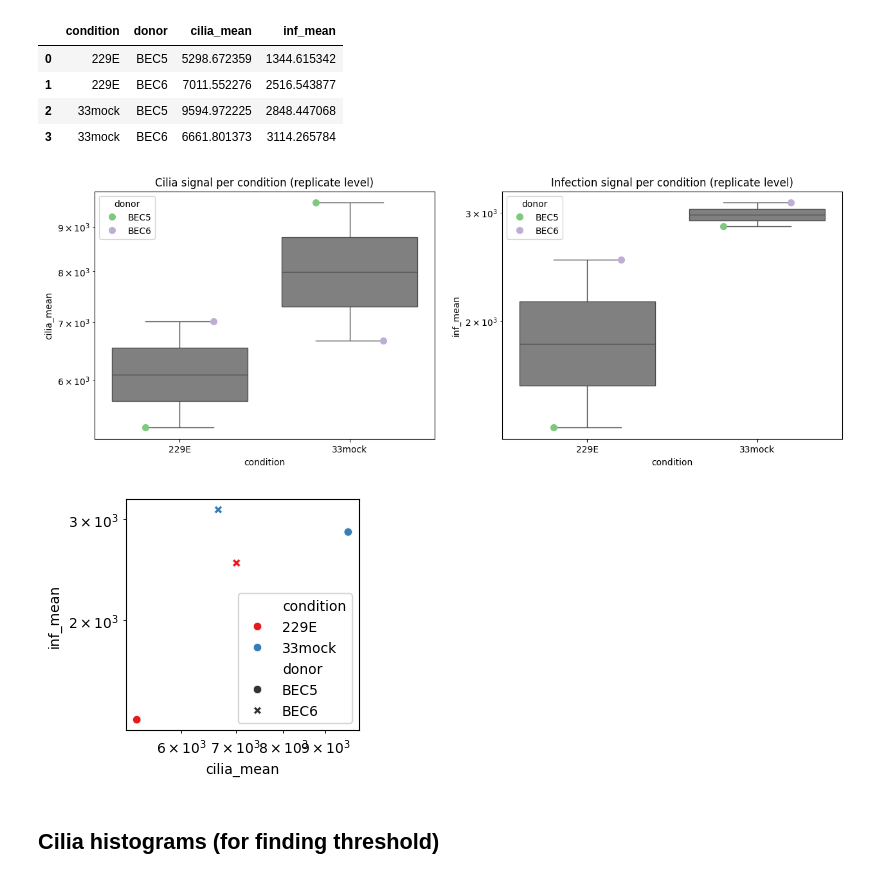
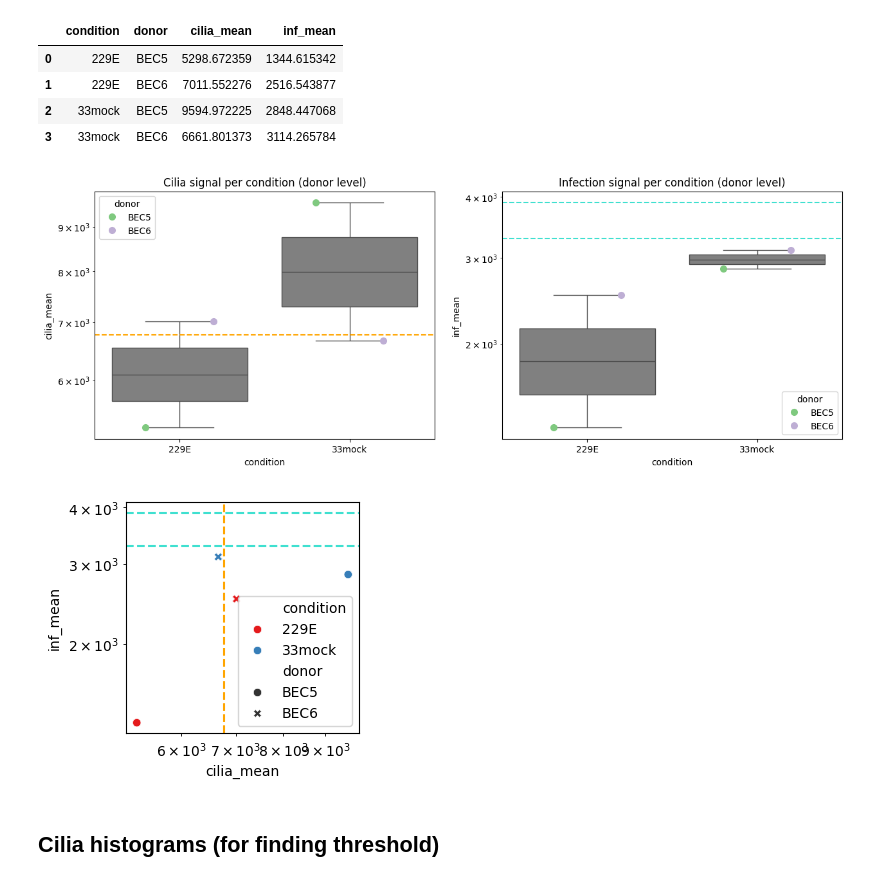
Before and after one commit to quasar1357/ivi-imaging, a Jupyter notebook: vetsuisse25_imaging_tests03b_analyzing-cell-means.ipynb, the cells around one changed output. Saved outputs shown, nothing was run; the diff lists cells and outputs as text; code cells hidden in the pictures.

```diff
--- a/vetsuisse25_imaging_tests03b_analyzing-cell-means.ipynb
+++ b/vetsuisse25_imaging_tests03b_analyzing-cell-means.ipynb
@@ -100,10 +102,19 @@ plt.show()
 [figure]
 # %% [markdown]
 Visualize samples
+# %%
+# Copy threshold values here if available
+inf_threshs = [3.3048686427237315, 3.886746802411588] if virus == "MERS" else [3.5164063539947428, 3.5905367908489296]
+cilia_thresh = [3.453369860261881] if virus == "MERS" else [3.830079323048743]
 # %%
 fig, ax = plt.subplots(figsize=(10, 10))
 # Create a scatter plot for the two conditions
 sns.scatterplot(data=df_to_show, x='cilia_mean', y='inf_mean', hue="condition", palette="Set1", style="sample_id", ax=ax)
+# Add threshold lines (note that these are in log scale, and we here use original values, and just scale them in the plot)
+for t in inf_threshs:
+    ax.axhline(10**t, color='turquoise', linestyle='--', label=f'Infection threshold {t:.2f}')
+for t in cilia_thresh:
+    ax.axvline(10**t, color='orange', linestyle='--', label=f'Cilia threshold {t:.2f}')
 plt.xscale('log')
 plt.yscale('log')
 plt.show()
@@ -135,5 +146,10 @@ sns.stripplot(data=replicate_summary, x="condition", y="cilia_mean", hue="donor"
 sns.stripplot(data=replicate_summary, x="condition", y="inf_mean", hue="donor", palette="Accent", dodge=True, ax=ax[1], log_scale=True, size = 8)
 ax[0].set_title('Cilia signal per condition (replicate level)')
 ax[1].set_title('Infection signal per condition (replicate level)')
+# Add the threshold lines
+for t in inf_threshs:
+    ax[1].axhline(10**t, color='turquoise', linestyle='--', label=f'Infection threshold {t:.2f}')
+for t in cilia_thresh:
+    ax[0].axhline(10**t, color='orange', linestyle='--', label=f'Cilia threshold {t:.2f}')
 plt.show()
 # %% [output]
@@ -144,5 +160,10 @@ fig, ax = plt.subplots(figsize=(5, 5), dpi= 100)
 sns.scatterplot(data=replicate_summary, x='cilia_mean', y='inf_mean', hue="condition", palette="Set1", style="sample_id", ax=ax)
 plt.xscale('log')
 plt.yscale('log')
+# Add threshold lines
+for t in inf_threshs:
+    ax.axhline(10**t, color='turquoise', linestyle='--', label=f'Infection threshold {t:.2f}')
+for t in cilia_thresh:
+    ax.axvline(10**t, color='orange', linestyle='--', label=f'Cilia threshold {t:.2f}')
 plt.show()
 # %% [output]
@@ -164,23 +185,33 @@ donor_summary
 # %%
 gig, ax = plt.subplots(1,2, figsize=(15, 5))
 sns.boxplot(data=donor_summary, x="condition", y="cilia_mean", ax=ax[0], log_scale=True, fliersize = 0, color='grey')
 sns.boxplot(data=donor_summary, x="condition", y="inf_mean", ax=ax[1], log_scale=True, fliersize = 0, color='grey')
 sns.stripplot(data=donor_summary, x="condition", y="cilia_mean", hue="donor", palette="Accent", dodge=True, ax=ax[0], log_scale=True, size = 8)
 sns.stripplot(data=donor_summary, x="condition", y="inf_mean", hue="donor", palette="Accent", dodge=True, ax=ax[1], log_scale=True, size = 8)
-ax[0].set_title('Cilia signal per condition (replicate level)')
-ax[1].set_title('Infection signal per condition (replicate level)')
+ax[0].set_title('Cilia signal per condition (donor level)')
+ax[1].set_title('Infection signal per condition (donor level)')
+# Add the threshold lines
+for t in inf_threshs:
+    ax[1].axhline(10**t, color='turquoise', linestyle='--', label=f'Infection threshold {t:.2f}')
+for t in cilia_thresh:
+    ax[0].axhline(10**t, color='orange', linestyle='--', label=f'Cilia threshold {t:.2f}')
 plt.show()
 # %% [output]
-[figure, old version]
+[figure, new version]
 # %%
 fig, ax = plt.subplots(figsize=(3, 3), dpi= 100)
 # Create a scatter plot for the two conditions
 sns.scatterplot(data=donor_summary, x='cilia_mean', y='inf_mean', hue="condition", palette="Set1", style="donor", ax=ax)
 plt.xscale('log')
 plt.yscale('log')
+# Add threshold lines
+for t in inf_threshs:
+    ax.axhline(10**t, color='turquoise', linestyle='--', label=f'Infection threshold {t:.2f}')
+for t in cilia_thresh:
+    ax.axvline(10**t, color='orange', linestyle='--', label=f'Cilia threshold {t:.2f}')
 plt.show()
 # %% [output]
-[figure, old version]
+[figure, new version]
 # %% [markdown]
 ## Cilia histograms (for finding threshold)
 # %%
```
Also changed, not shown: parts of 7 cells of this notebook, 2 other files.
